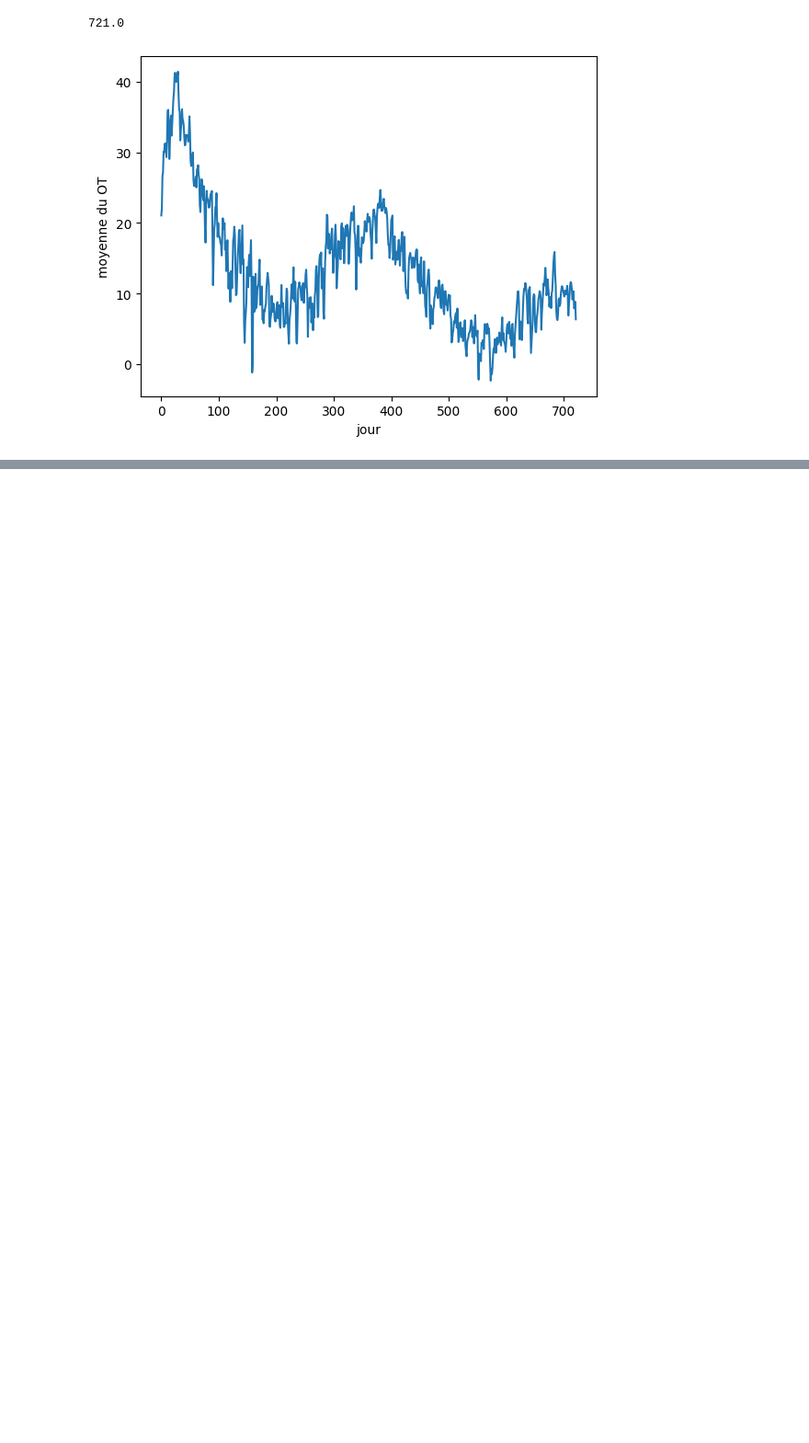
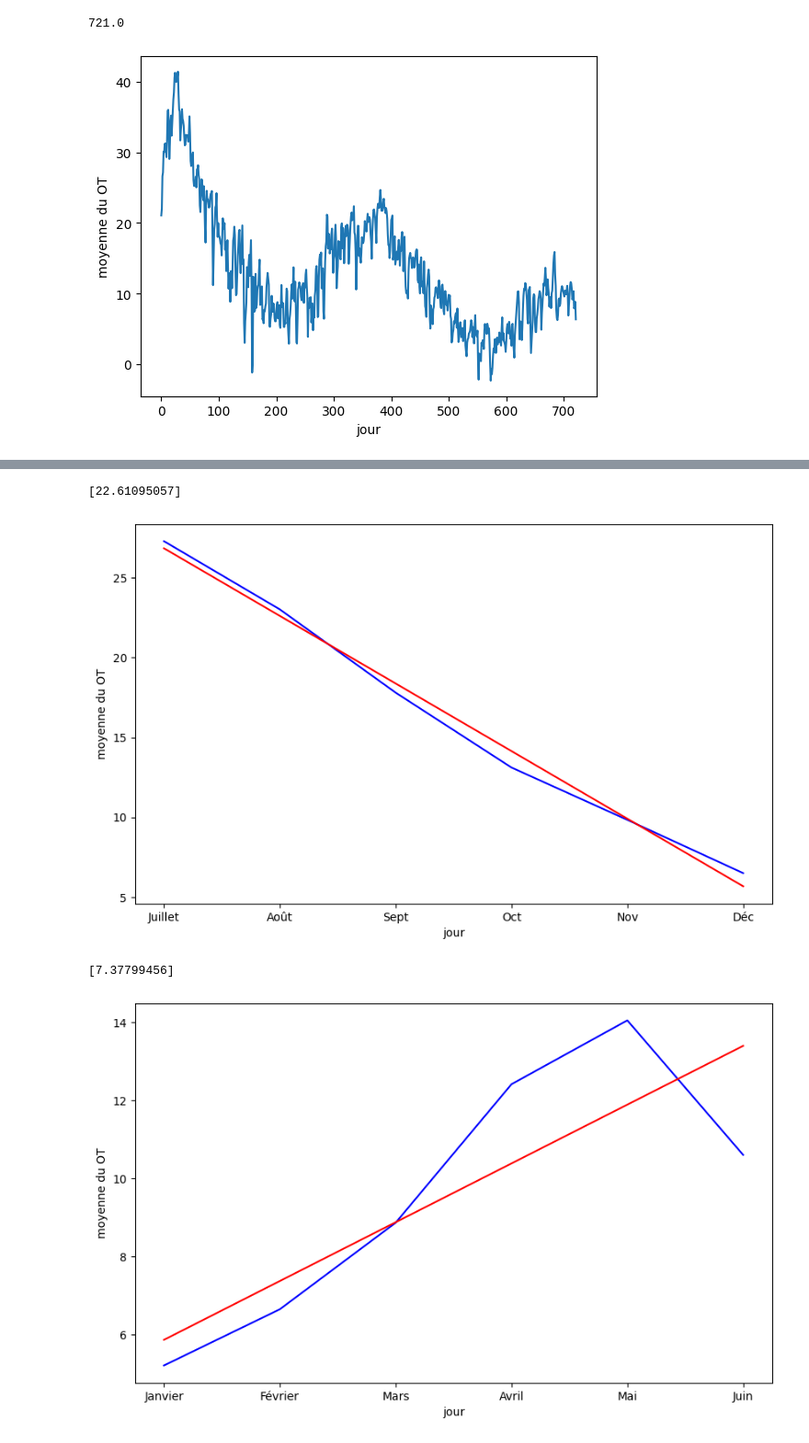
Before and after one commit to momoWantLearn/time_series_classification, a Jupyter notebook: main.ipynb, the cells around one changed output, grey strips where cells are left out. Shown at 92% size. Cells and saved outputs as stored; diff of their text form; code cells hidden in the pictures; blank space fills up the shorter version.

```diff
--- a/main.ipynb
+++ b/main.ipynb
@@ -126,0 +165,49 @@ graphOTbyMonth(data)
+# %%
+def LinearRegressionOfSummerGraph(data):
+    plt.figure(figsize=(10, 6))
+    AllMonth=[
+    "Juillet",
+    "Août",
+    "Sept",
+    "Oct",
+    "Nov",
+    "Déc"]
+    summer= meanByMonth(data)
+    regression_model = LinearRegression()
+    regression_model.fit(np.array([i for i in range(6)]).reshape(-1, 1), summer[0:6])
+    y_predicted = regression_model.predict(np.array([[0]]))
+    print(regression_model.predict(np.array([[1]])))
+    plt.plot(AllMonth,summer[0:6],color='b', label='Courbe 2')
+    plt.plot(AllMonth,[regression_model.predict(np.array([[i]])) for i in range(6)],color='r', label='Regression lineaire')
+    plt.xlabel('jour')
+    plt.ylabel('moyenne du OT')
+    plt.show()
+
+def LinearRegressionOfWinterGraph(data):
+    plt.figure(figsize=(10, 6))
+    AllMonth=[
+        "Janvier",
+        "Février",
+        "Mars",
+        "Avril",
+        "Mai",
+        "Juin"
+]
+    summer= meanByMonth(data)
+    regression_model = LinearRegression()
+    regression_model.fit(np.array([i for i in range(6)]).reshape(-1, 1), summer[6:12])
+    y_predicted = regression_model.predict(np.array([[0]]))
+    print(regression_model.predict(np.array([[1]])))
+    plt.plot(AllMonth,summer[6:12],color='b', label='Courbe 2')
+    plt.plot(AllMonth,[regression_model.predict(np.array([[i]])) for i in range(6)],color='r', label='Regression lineaire')
+    plt.xlabel('jour')
+    plt.ylabel('moyenne du OT')
+    plt.show()
+
+LinearRegressionOfSummerGraph(data)
+LinearRegressionOfWinterGraph(data)
+# %% [output]
+[22.61095057]
+[figure, added]
+[7.37799456]
+[figure, added]
```
Also changed, not shown: parts of 5 cells of this notebook.
